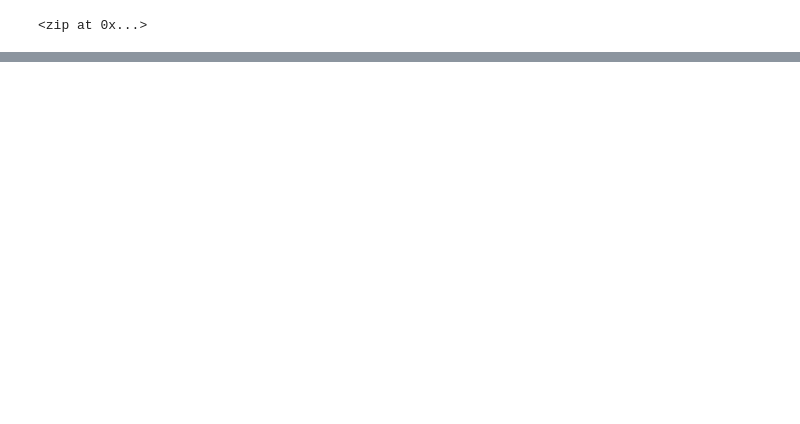
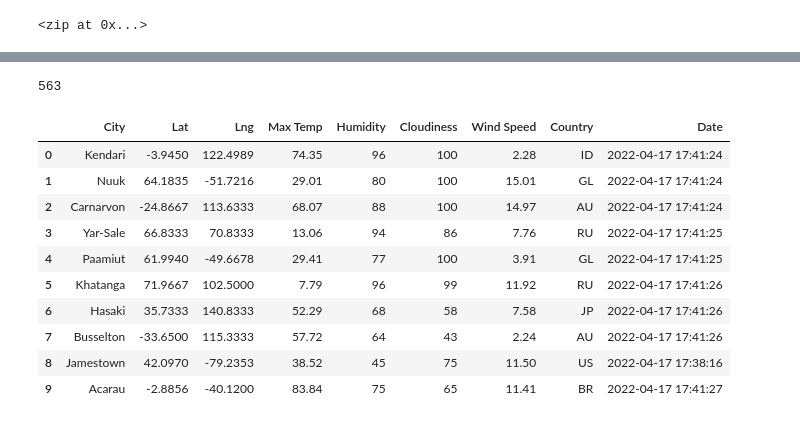
Before and after one commit to NKKhosa/World_Weather_Analysis, a Jupyter notebook: WeatherPy.ipynb, the cells around one changed output, grey strips where cells are left out. Cells and saved outputs as stored; diff of their text form; code cells hidden in the pictures; blank space fills up the shorter version.

```diff
--- a/WeatherPy.ipynb
+++ b/WeatherPy.ipynb
@@ -33,0 +40,4 @@ len(cities)
+# %%
+# Starting URL for Weather Map API Call.
+
+url = "http://api.openweathermap.org/data/2.5/weather?units=Imperial&APPID=" + weather_api_key
@@ -33,0 +130,22 @@ len(cities)
+# %%
+len(city_data)
+# %% [output]
+563
+# %%
+# Convert the array of dictionaries to a Pandas DF.
+
+city_data_df = pd.DataFrame(city_data)
+
+city_data_df.head(10)
+# %% [output]
+|  | City | Lat | Lng | Max Temp | Humidity | Cloudiness | Wind Speed | Country | Date |
+| 0 | Kendari | -3.9450 | 122.4989 | 74.35 | 96 | 100 | 2.28 | ID | 2022-04-17 17:41:24 |
+| 1 | Nuuk | 64.1835 | -51.7216 | 29.01 | 80 | 100 | 15.01 | GL | 2022-04-17 17:41:24 |
+| 2 | Carnarvon | -24.8667 | 113.6333 | 68.07 | 88 | 100 | 14.97 | AU | 2022-04-17 17:41:24 |
+| 3 | Yar-Sale | 66.8333 | 70.8333 | 13.06 | 94 | 86 | 7.76 | RU | 2022-04-17 17:41:25 |
+| 4 | Paamiut | 61.9940 | -49.6678 | 29.41 | 77 | 100 | 3.91 | GL | 2022-04-17 17:41:25 |
+| 5 | Khatanga | 71.9667 | 102.5000 | 7.79 | 96 | 99 | 11.92 | RU | 2022-04-17 17:41:26 |
+| 6 | Hasaki | 35.7333 | 140.8333 | 52.29 | 68 | 58 | 7.58 | JP | 2022-04-17 17:41:26 |
+| 7 | Busselton | -33.6500 | 115.3333 | 57.72 | 64 | 43 | 2.24 | AU | 2022-04-17 17:41:26 |
+| 8 | Jamestown | 42.0970 | -79.2353 | 38.52 | 45 | 75 | 11.50 | US | 2022-04-17 17:38:16 |
+| 9 | Acarau | -2.8856 | -40.1200 | 83.84 | 75 | 65 | 11.41 | BR | 2022-04-17 17:41:27 |
```
Also changed, not shown: parts of 5 cells of this notebook, 2 other files.
